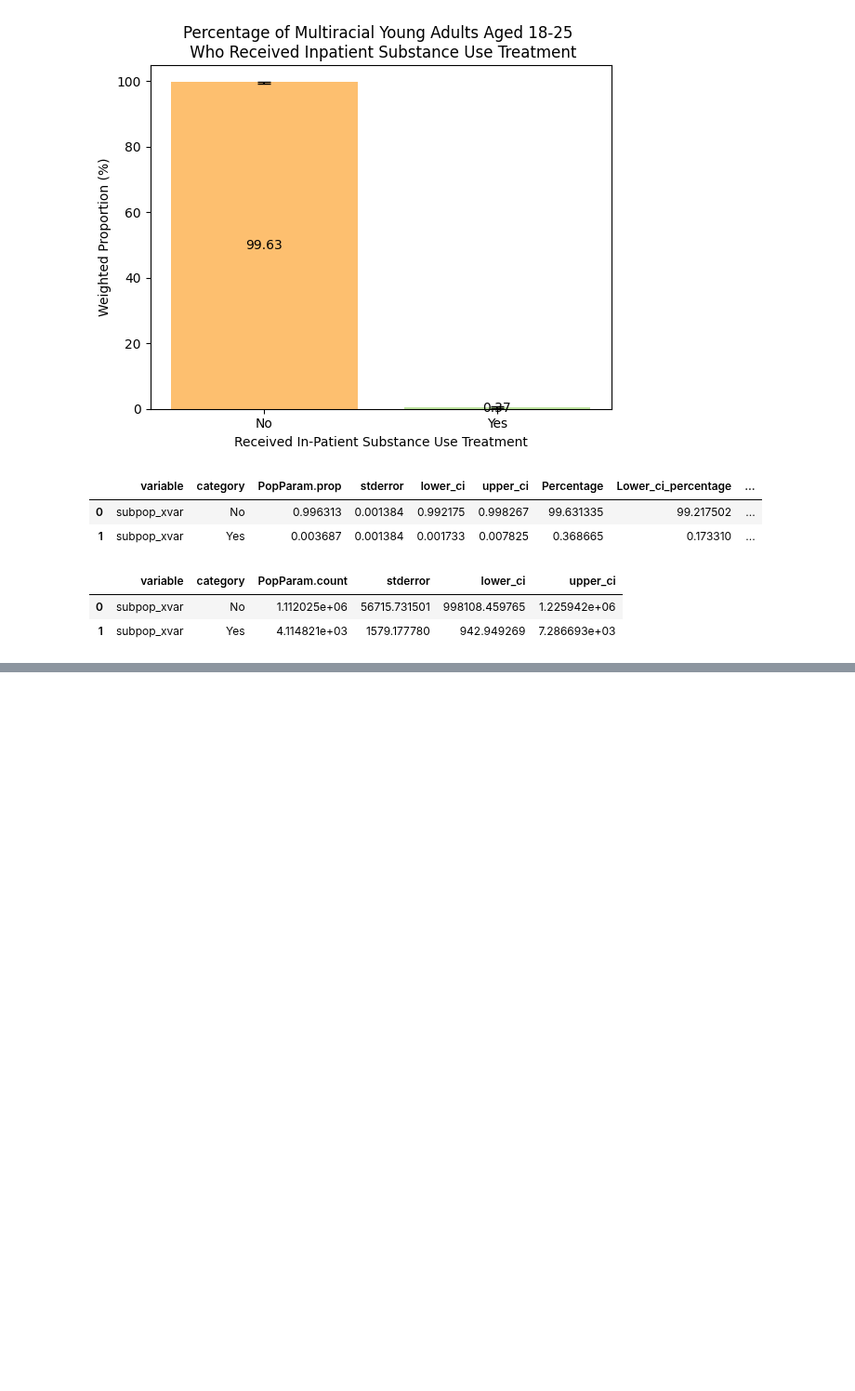
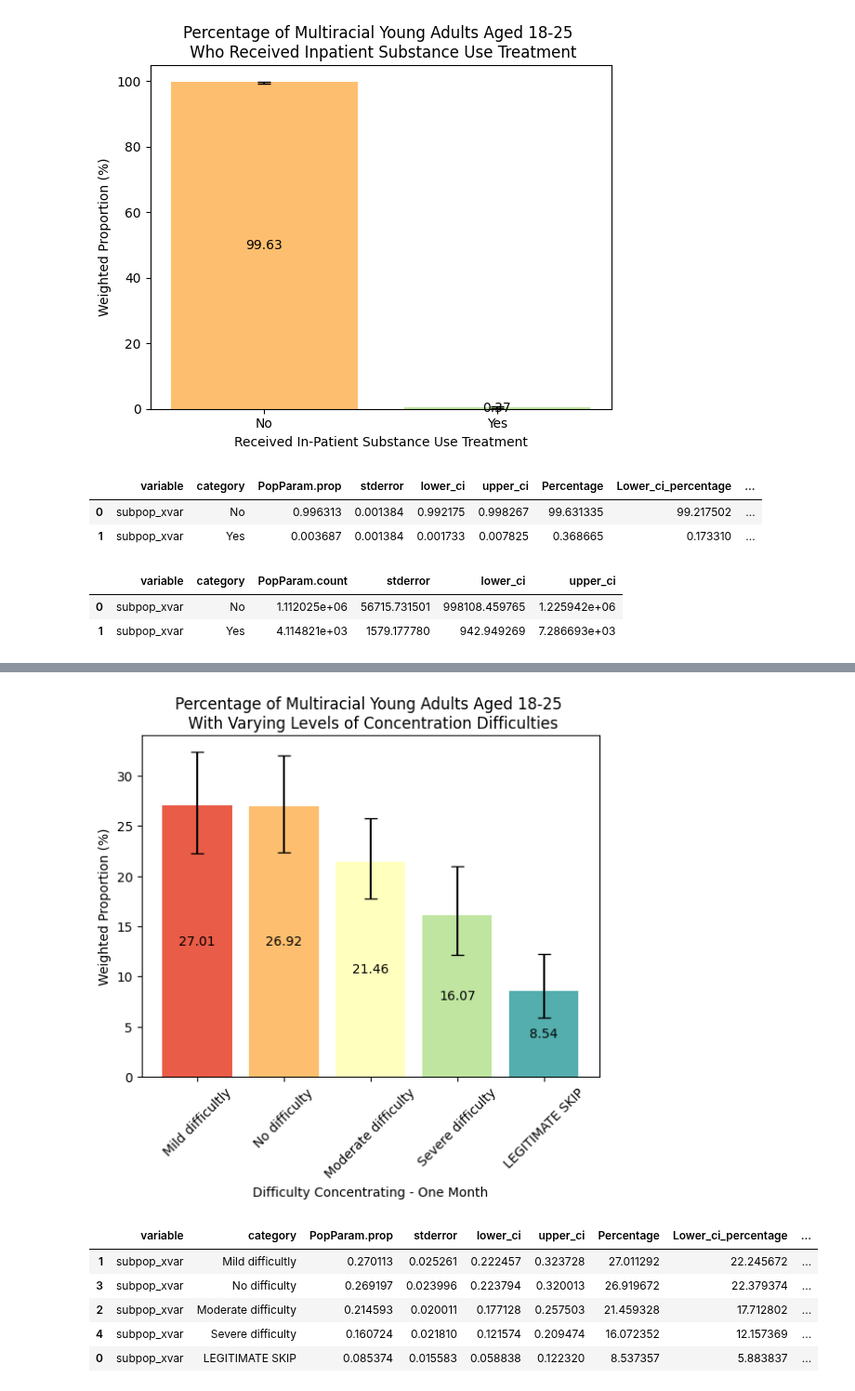
Before and after one commit to Platt-John/John-Platt-DA-401-Project, a Jupyter notebook: code/DA_401_Data_Exploration.ipynb, the cells around one changed output, grey strips where cells are left out. Shown at 93% size. Drawn from its saved outputs; the diff is of its cells as text; code cells hidden in the pictures; blank space fills up the shorter version.

```diff
--- a/code/DA_401_Data_Exploration.ipynb
+++ b/code/DA_401_Data_Exploration.ipynb
@@ -462,0 +607,11 @@ frequencies(nsduh_2023,'SUTINPPY',na_rm=True)
+# %%
+#Examine past year difficulty concentrating frequencies among multiracial young adults aged 18-25
+rel_freq_barplot(nsduh_2023,'IRIMPCONCN','Difficulty Concentrating - One Month',45,"Percentage of Multiracial Young Adults Aged 18-25 \n With Varying Levels of Concentration Difficulties")
+# %% [output]
+[figure, added]
+|  | variable | category | PopParam.prop | stderror | lower_ci | upper_ci | Percentage | Lower_ci_percentage | ... |
+| 1 | subpop_xvar | Mild difficultly | 0.270113 | 0.025261 | 0.222457 | 0.323728 | 27.011292 | 22.245672 | ... |
+| 3 | subpop_xvar | No difficulty | 0.269197 | 0.023996 | 0.223794 | 0.320013 | 26.919672 | 22.379374 | ... |
+| 2 | subpop_xvar | Moderate difficulty | 0.214593 | 0.020011 | 0.177128 | 0.257503 | 21.459328 | 17.712802 | ... |
+| 4 | subpop_xvar | Severe difficulty | 0.160724 | 0.021810 | 0.121574 | 0.209474 | 16.072352 | 12.157369 | ... |
+| 0 | subpop_xvar | LEGITIMATE SKIP | 0.085374 | 0.015583 | 0.058838 | 0.122320 | 8.537357 | 5.883837 | ... |
```
Also changed, not shown: parts of 27 cells of this notebook.
